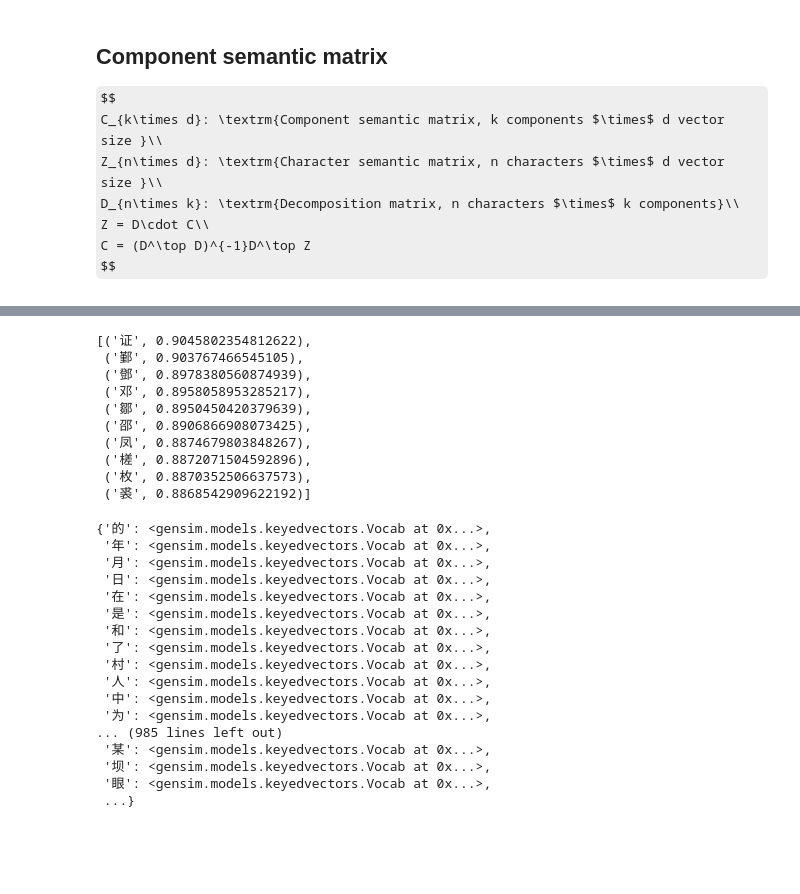
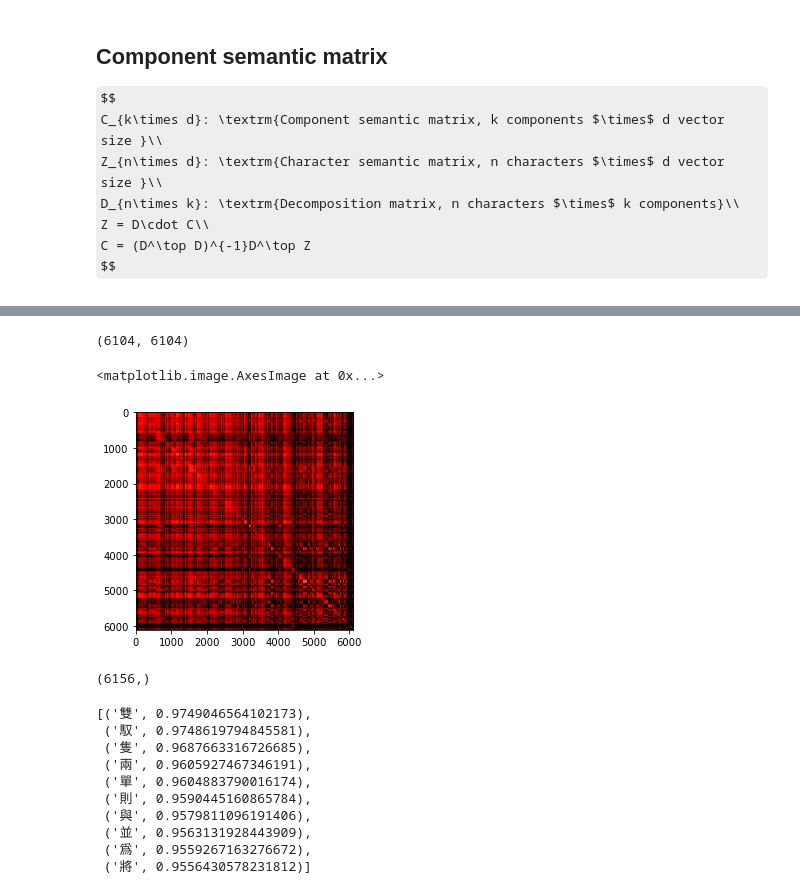
Before and after one commit to seantyh/CompoTree, a Jupyter notebook: etc/10.11.compo-matrix.ipynb, the cells around one changed output, grey strips where cells are left out. Saved outputs shown, nothing was run; the diff lists cells and outputs as text; code cells hidden in the pictures; some formulas as TeX source; blank space fills up the shorter version.

Commit message:
work on compo-matrix fix ortho_node get_variants

```diff
--- a/etc/10.11.compo-matrix.ipynb
+++ b/etc/10.11.compo-matrix.ipynb
@@ -136,0 +124,7 @@ kv.init_sims()
+# %%
+sel_compo_idx = decompo_matrix.sum(axis=0)>1
+sel_compo_enc = LabelEncoder()
+sel_compo_enc.fit(compo_enc.classes_[sel_compo_idx])
+decompo_matrix_reduced = decompo_matrix[:, sel_compo_idx]
+print(decompo_matrix_reduced.shape)
+la.matrix_rank(decompo_matrix_reduced)
@@ -156,7 +153,7 @@ $$
 import numpy as np
 import numpy.linalg as la
 
-D = decompo_matrix
+D = decompo_matrix_reduced
 Z = char_ft
 print("D, Z: ", D.shape, Z.shape)
 compo_ft = la.inv(D.T.dot(D)).dot(D.T).dot(Z)
@@ -173,14 +161,0 @@ print(compo_enc.classes_)
-# %%
-compo_vec = compo_ft[compo_enc.transform(["阝"])[0]]
-kv.similar_by_vector(compo_vec)
-# %% [output]
-[('证', 0.9045802354812622),
- ('鄞', 0.903767466545105),
- ('鄧', 0.8978380560874939),
- ('邓', 0.8958058953285217),
- ('鄒', 0.8950450420379639),
- ('邵', 0.8906866908073425),
- ('凤', 0.8874679803848267),
- ('槎', 0.8872071504592896),
- ('枚', 0.8870352506637573),
- ('裘', 0.8868542909622192)]
@@ -190,20 +162,18 @@ re.match("^[一-龜]$", "中二")
-# %%
-kv.vocab
-# %% [output]
-{'的': <gensim.models.keyedvectors.Vocab at 0x...>,
- '年': <gensim.models.keyedvectors.Vocab at 0x...>,
- '月': <gensim.models.keyedvectors.Vocab at 0x...>,
- '日': <gensim.models.keyedvectors.Vocab at 0x...>,
- '在': <gensim.models.keyedvectors.Vocab at 0x...>,
- '是': <gensim.models.keyedvectors.Vocab at 0x...>,
- '和': <gensim.models.keyedvectors.Vocab at 0x...>,
- '了': <gensim.models.keyedvectors.Vocab at 0x...>,
- '村': <gensim.models.keyedvectors.Vocab at 0x...>,
- '人': <gensim.models.keyedvectors.Vocab at 0x...>,
- '中': <gensim.models.keyedvectors.Vocab at 0x...>,
- '为': <gensim.models.keyedvectors.Vocab at 0x...>,
-... (985 lines left out)
- '某': <gensim.models.keyedvectors.Vocab at 0x...>,
- '坝': <gensim.models.keyedvectors.Vocab at 0x...>,
- '眼': <gensim.models.keyedvectors.Vocab at 0x...>,
- ...}
+# %%
+Zhat = D.dot(compo_ft)
+R = np.corrcoef(Z, Zhat)
+# %%
+Rn[~nan_rows_idx, :][:, ~nan_rows_idx].shape
+# %% [output]
+(6104, 6104)
+# %%
+Rn = R[:Z.shape[0], Z.shape[0]:]
+nan_rows_idx = np.isnan(Rn).any(axis=0)
+plt.imshow(Rn[~nan_rows_idx, :][:, ~nan_rows_idx], cmap="hot", vmin=.90)
+# %% [output]
+<matplotlib.image.AxesImage at 0x...>
+[figure, added]
+# %%
+la.norm(Z, axis=1).shape
+# %% [output]
+(6156,)
@@ -209,0 +185,13 @@ kv.vocab
+# %%
+kv.similar_by_vector(query_component("又", is_trad=True))
+# %% [output]
+[('雙', 0.9749046564102173),
+ ('馭', 0.9748619794845581),
+ ('隻', 0.9687663316726685),
+ ('兩', 0.9605927467346191),
+ ('單', 0.9604883790016174),
+ ('則', 0.9590445160865784),
+ ('與', 0.9579811096191406),
+ ('並', 0.9563131928443909),
+ ('爲', 0.9559267163276672),
+ ('將', 0.9556430578231812)]
```
Also changed, not shown: parts of 20 cells of this notebook, 2 other files.
